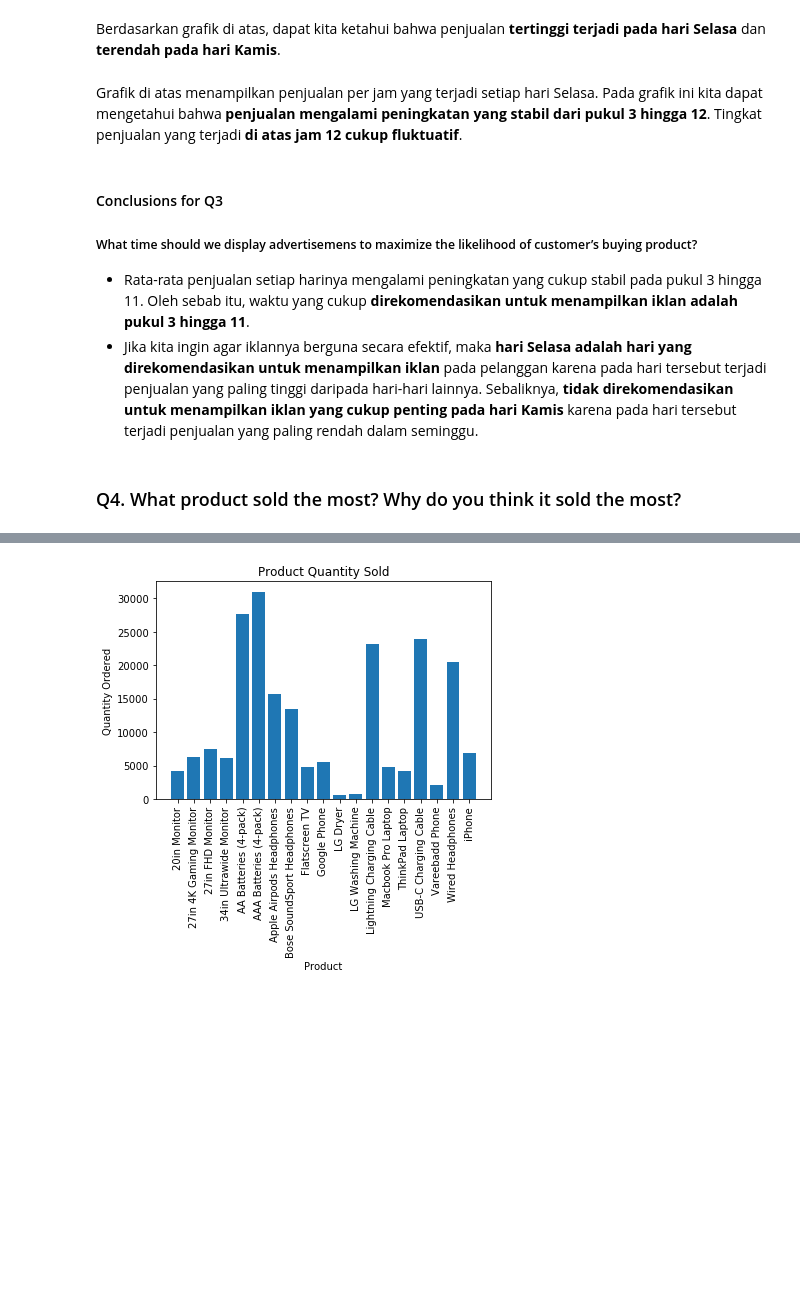
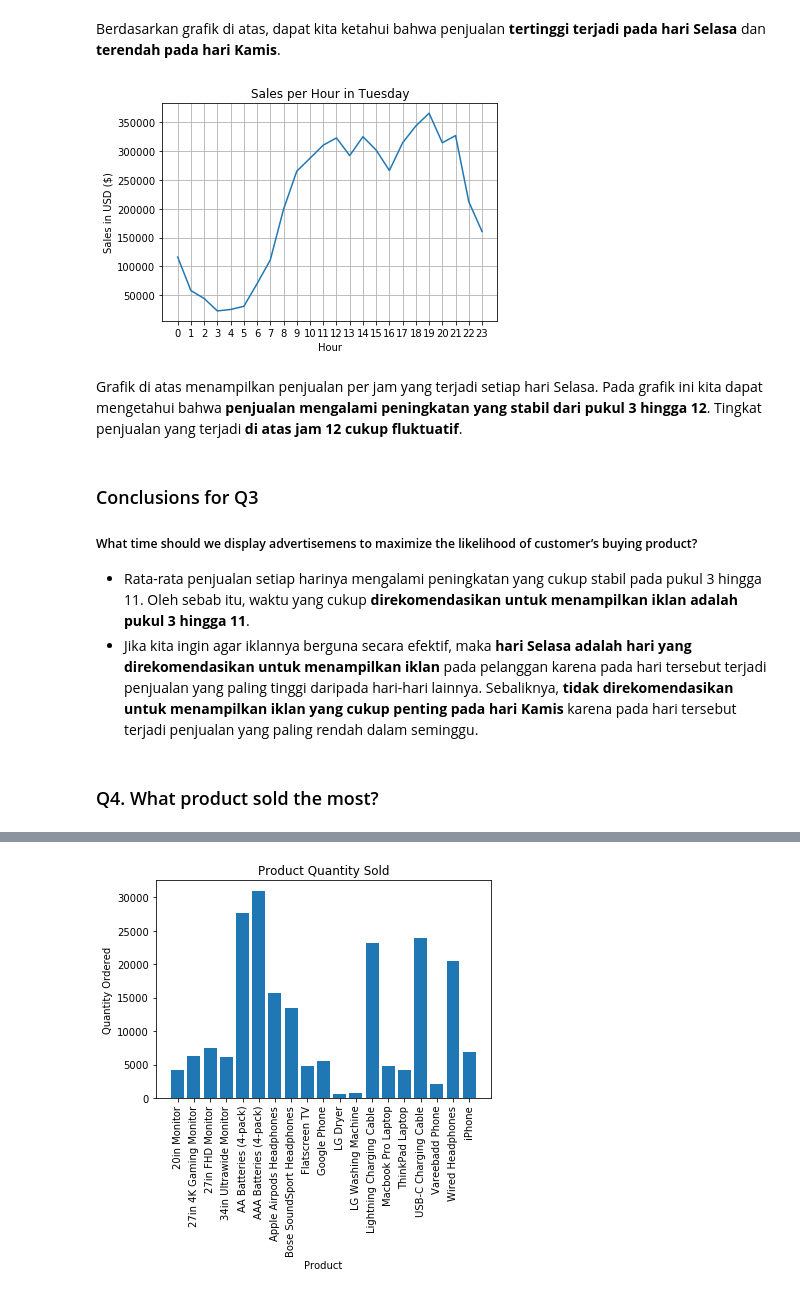
Before and after one commit to ricoputrap/electrosales-2019, a Jupyter notebook: SalesAnalysis.ipynb, the cells around one changed output, grey strips where cells are left out. Saved outputs shown, nothing was run; the diff lists cells and outputs as text; code cells hidden in the pictures; blank space fills up the shorter version.

```diff
--- a/SalesAnalysis.ipynb
+++ b/SalesAnalysis.ipynb
@@ -613,13 +671,26 @@ plt.show()
 [figure]
 # %% [markdown]
 Berdasarkan grafik di atas, dapat kita ketahui bahwa penjualan **tertinggi terjadi pada hari Selasa** dan **terendah pada hari Kamis**.
+# %%
+hours = range(0,24)
+
+# setup the line chart
+plt.plot(hours, df[df['Order Day'] == 1].groupby(['Order Hour'])['Sales'].sum())
+plt.title('Sales per Hour in Tuesday')
+plt.xticks(hours)
+plt.xlabel('Hour')
+plt.ylabel('Sales in USD ($)')
+plt.grid()
+plt.show()
+# %% [output]
+[figure, added]
 # %% [markdown]
 Grafik di atas menampilkan penjualan per jam yang terjadi setiap hari Selasa. Pada grafik ini kita dapat mengetahui bahwa **penjualan mengalami peningkatan yang stabil dari pukul 3 hingga 12**. Tingkat penjualan yang terjadi **di atas jam 12 cukup fluktuatif**.
 # %% [markdown]
-#### Conclusions for Q3
+### Conclusions for Q3
 
 ##### What time should we display advertisemens to maximize the likelihood of customer’s buying product?
 * Rata-rata penjualan setiap harinya mengalami peningkatan yang cukup stabil pada pukul 3 hingga 11. Oleh sebab itu, waktu yang cukup **direkomendasikan untuk menampilkan iklan adalah pukul 3 hingga 11**.
 * Jika kita ingin agar iklannya berguna secara efektif, maka **hari Selasa adalah hari yang direkomendasikan untuk menampilkan iklan** pada pelanggan karena pada hari tersebut terjadi penjualan yang paling tinggi daripada hari-hari lainnya. Sebaliknya, **tidak direkomendasikan untuk menampilkan iklan yang cukup penting pada hari Kamis** karena pada hari tersebut terjadi penjualan yang paling rendah dalam seminggu.
 # %% [markdown]
-### Q4. What product sold the most? Why do you think it sold the most?
+### Q4. What product sold the most?
```
Also changed, not shown: parts of 27 cells of this notebook.
